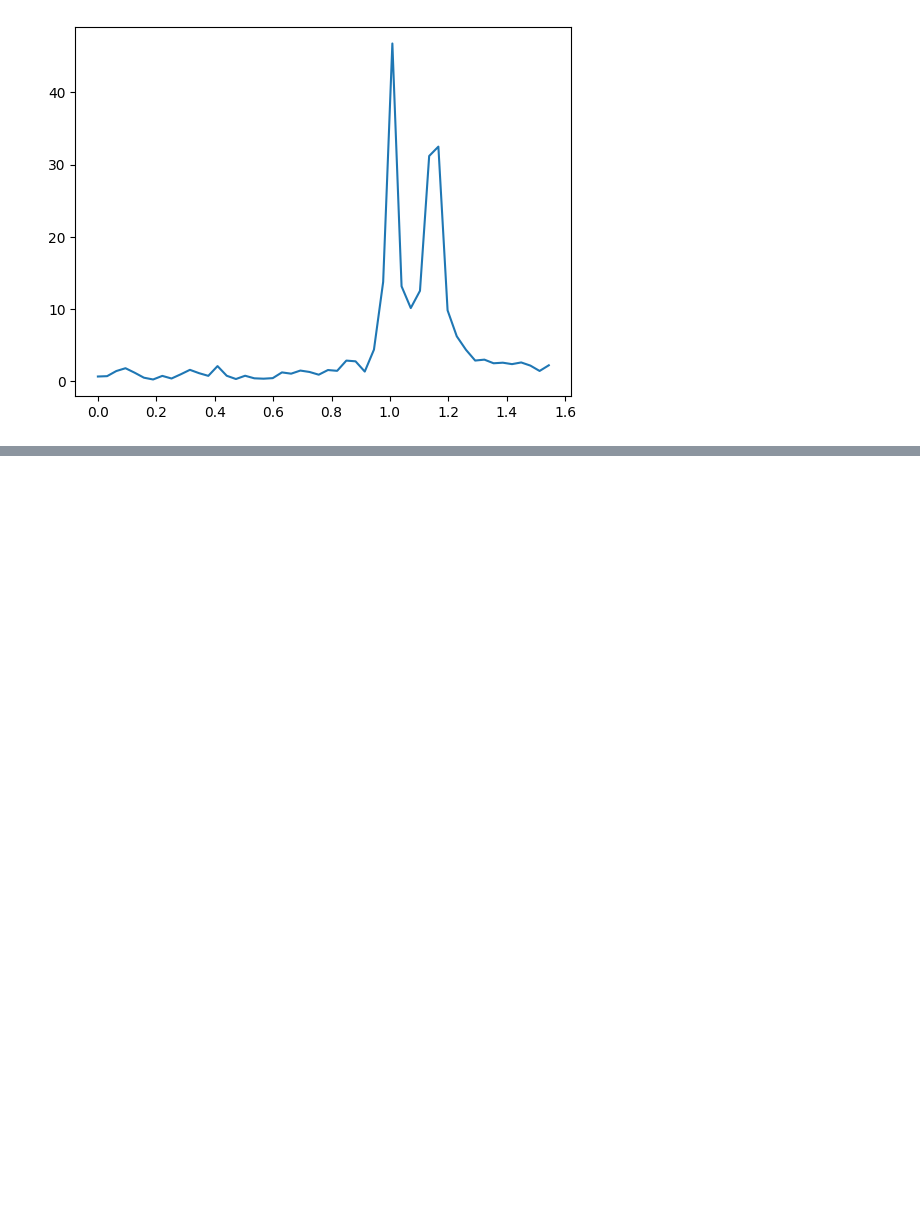
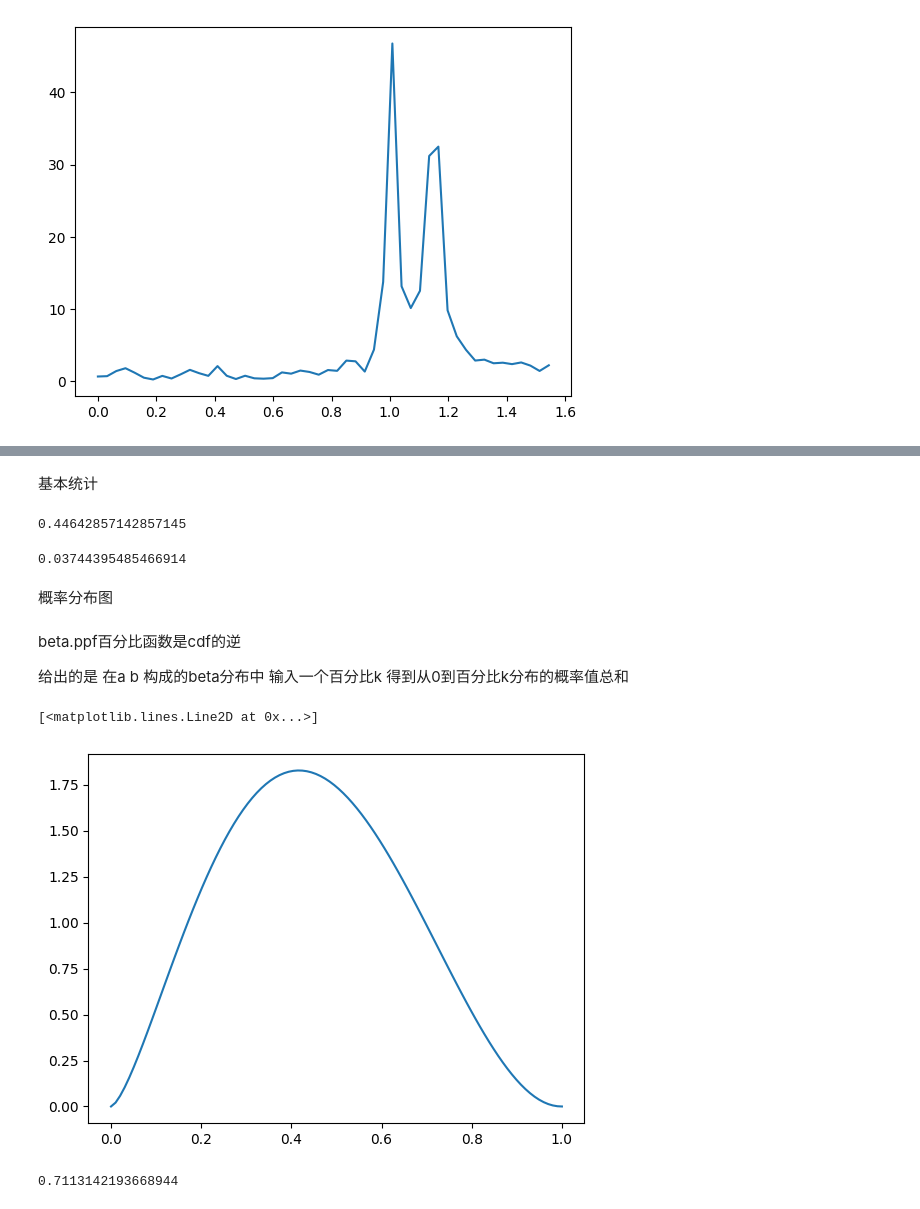
Before and after one commit to sky92archangel/notebook, a Jupyter notebook: compute/python/scipy在工程科学应用.ipynb, the cells around one changed output, grey strips where cells are left out. Drawn from its saved outputs; the diff is of its cells as text; code cells hidden in the pictures; blank space fills up the shorter version.

```diff
--- a/compute/python/scipy在工程科学应用.ipynb
+++ b/compute/python/scipy在工程科学应用.ipynb
@@ -433,0 +699,31 @@ plt.show()
+# %% [markdown]
+基本统计
+# %%
+a, b = 2.5, 3.1
+#平均 方差 偏度 峰值
+mean, var, skew, kurt = beta.stats(a, b, moments='mvsk')
+#可以快速获得统计数据
+mean
+# %% [output]
+0.44642857142857145
+# %%
+var
+# %% [output]
+0.03744395485466914
+# %% [markdown]
+概率分布图
+# %% [markdown]
+beta.ppf百分比函数是cdf的逆
+
+给出的是 在a b 构成的beta分布中 输入一个百分比k 得到从0到百分比k分布的概率值总和
+# %%
+#ppf百分比函数是cdf的逆给出的是 分布中给出的数字为百分比在a b 之间的
+x = np.linspace(beta.ppf(0, a, b), beta.ppf(1, a, b), 100)
+plt.plot(x, beta.pdf(x, a, b))
+# %% [output]
+[<matplotlib.lines.Line2D at 0x...>]
+[figure, added]
+# %%
+beta.ppf(0.9,a,b)
+# %% [output]
+0.7113142193668944
```
Also changed, not shown: parts of 64 cells of this notebook.
